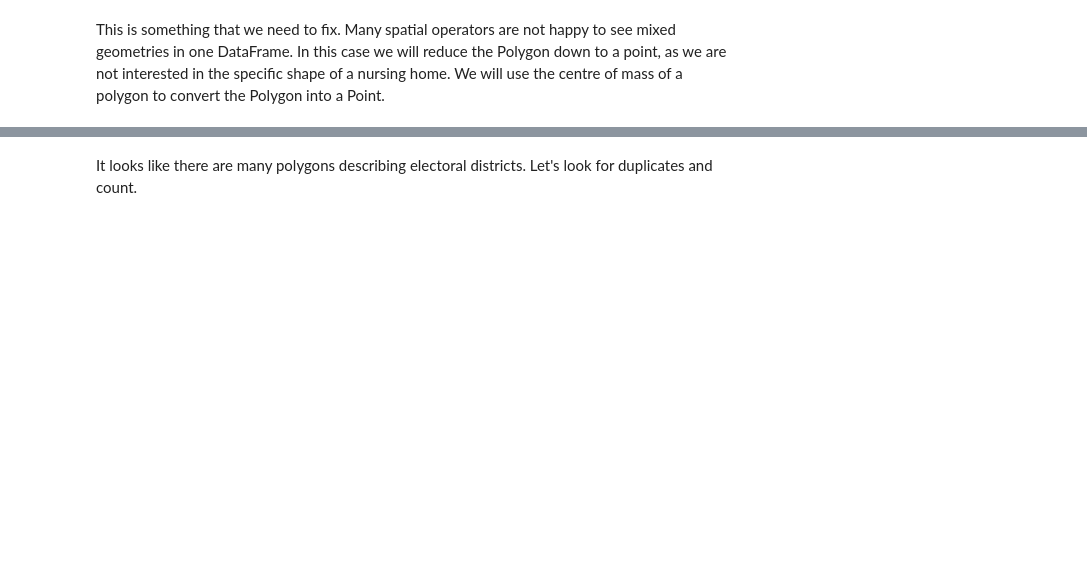
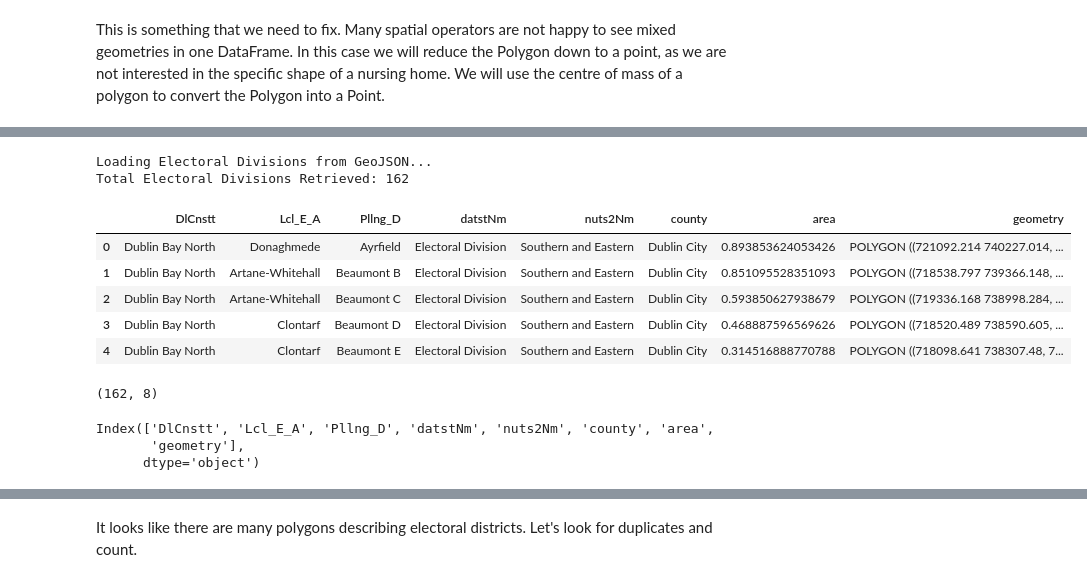
Before and after one commit to Dubemsky/chatbot, a Jupyter notebook: 2025_5_NursingHomeBusStops.ipynb, the cells around one changed output, grey strips where cells are left out. Saved outputs shown, nothing was run; the diff lists cells and outputs as text; code cells hidden in the pictures; blank space fills up the shorter version.

```diff
--- a/2025_5_NursingHomeBusStops.ipynb
+++ b/2025_5_NursingHomeBusStops.ipynb
@@ -71,18 +103,33 @@ nursing_homes.shape
 # %%
 # load Electoral Divisions from GeoJSON**
 
 print("Loading Electoral Divisions from GeoJSON...")
-original_districts = gpd.read_file("electoral-divisions-dublin.geojson")
+original_districts = gpd.read_file("/electoral-divisions-dublin.geojson")
 
 # Ensure CRS is correct (transform to EPSG:2157 for Dublin)
 original_districts = original_districts.to_crs(epsg=2157)
 
 # Display summary
 print(f"Total Electoral Divisions Retrieved: {len(original_districts)}")
 original_districts.head()
+# %% [output]
+Loading Electoral Divisions from GeoJSON...
+Total Electoral Divisions Retrieved: 162
+|  | DlCnstt | Lcl_E_A | Pllng_D | datstNm | nuts2Nm | county | area | geometry |
+| 0 | Dublin Bay North | Donaghmede | Ayrfield | Electoral Division | Southern and Eastern | Dublin City | 0.893853624053426 | POLYGON ((721092.214 740227.014, ... |
+| 1 | Dublin Bay North | Artane-Whitehall | Beaumont B | Electoral Division | Southern and Eastern | Dublin City | 0.851095528351093 | POLYGON ((718538.797 739366.148, ... |
+| 2 | Dublin Bay North | Artane-Whitehall | Beaumont C | Electoral Division | Southern and Eastern | Dublin City | 0.593850627938679 | POLYGON ((719336.168 738998.284, ... |
+| 3 | Dublin Bay North | Clontarf | Beaumont D | Electoral Division | Southern and Eastern | Dublin City | 0.468887596569626 | POLYGON ((718520.489 738590.605, ... |
+| 4 | Dublin Bay North | Clontarf | Beaumont E | Electoral Division | Southern and Eastern | Dublin City | 0.314516888770788 | POLYGON ((718098.641 738307.48, 7... |
 # %%
 original_districts.shape
+# %% [output]
+(162, 8)
 # %%
 original_districts.columns
+# %% [output]
+Index(['DlCnstt', 'Lcl_E_A', 'Pllng_D', 'datstNm', 'nuts2Nm', 'county', 'area',
+       'geometry'],
+      dtype='object')
 # %%
 original_districts.plot()
```
Also changed, not shown: parts of 37 cells of this notebook.
